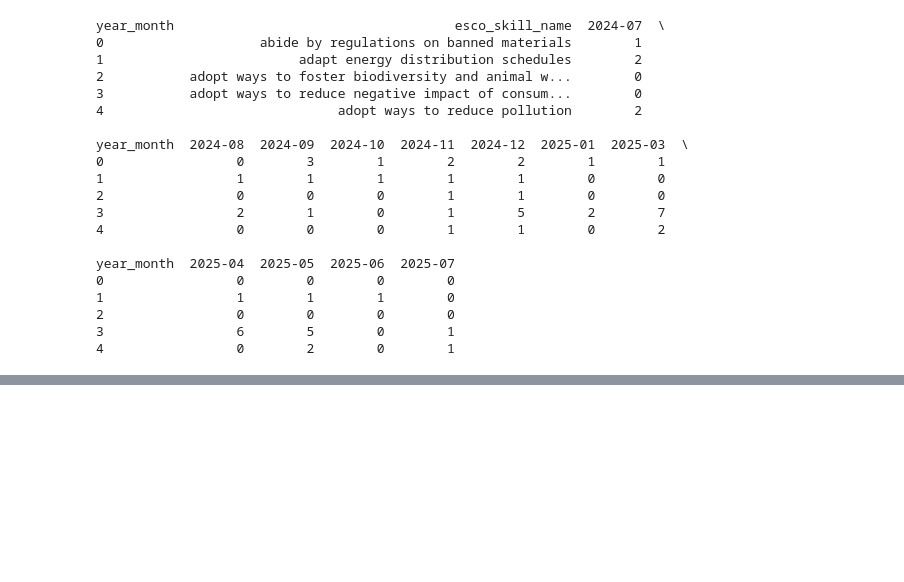
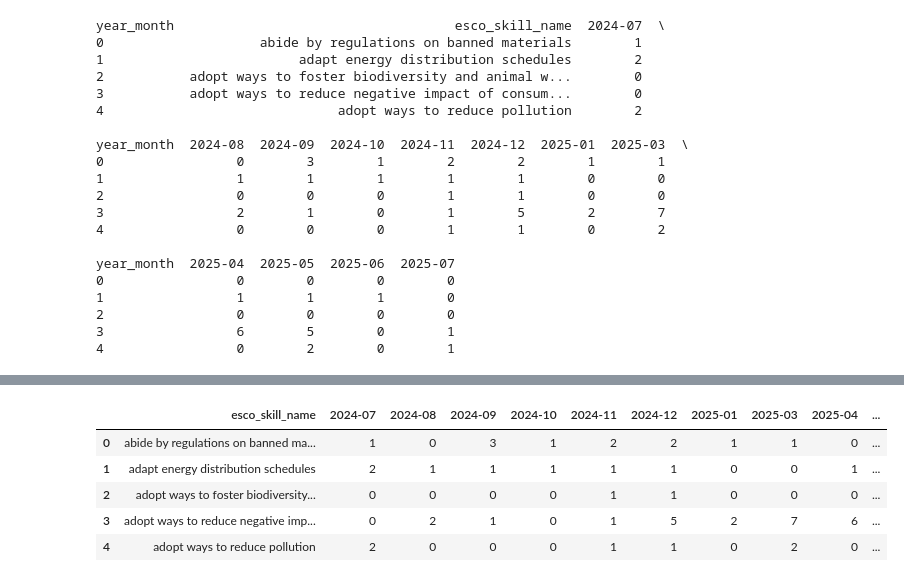
Before and after one commit to JNArrazola/green_skill_RAG_system, a Jupyter notebook: src/0_exploratory_data_analysis.ipynb, the cells around one changed output, grey strips where cells are left out. Drawn from its saved outputs; the diff is of its cells as text; code cells hidden in the pictures; blank space fills up the shorter version.

```diff
--- a/src/0_exploratory_data_analysis.ipynb
+++ b/src/0_exploratory_data_analysis.ipynb
@@ -156,0 +181,9 @@ result.to_csv("../data/green_skill_classification/green_skills_with_GPT-4_full_d
+# %%
+data_for_timeseries.head()
+# %% [output]
+|  | esco_skill_name | 2024-07 | 2024-08 | 2024-09 | 2024-10 | 2024-11 | 2024-12 | 2025-01 | 2025-03 | 2025-04 | ... |
+| 0 | abide by regulations on banned ma... | 1 | 0 | 3 | 1 | 2 | 2 | 1 | 1 | 0 | ... |
+| 1 | adapt energy distribution schedules | 2 | 1 | 1 | 1 | 1 | 1 | 0 | 0 | 1 | ... |
+| 2 | adopt ways to foster biodiversity... | 0 | 0 | 0 | 0 | 1 | 1 | 0 | 0 | 0 | ... |
+| 3 | adopt ways to reduce negative imp... | 0 | 2 | 1 | 0 | 1 | 5 | 2 | 7 | 6 | ... |
+| 4 | adopt ways to reduce pollution | 2 | 0 | 0 | 0 | 1 | 1 | 0 | 2 | 0 | ... |
```
Also changed, not shown: parts of 9 cells of this notebook, 6 other files.
